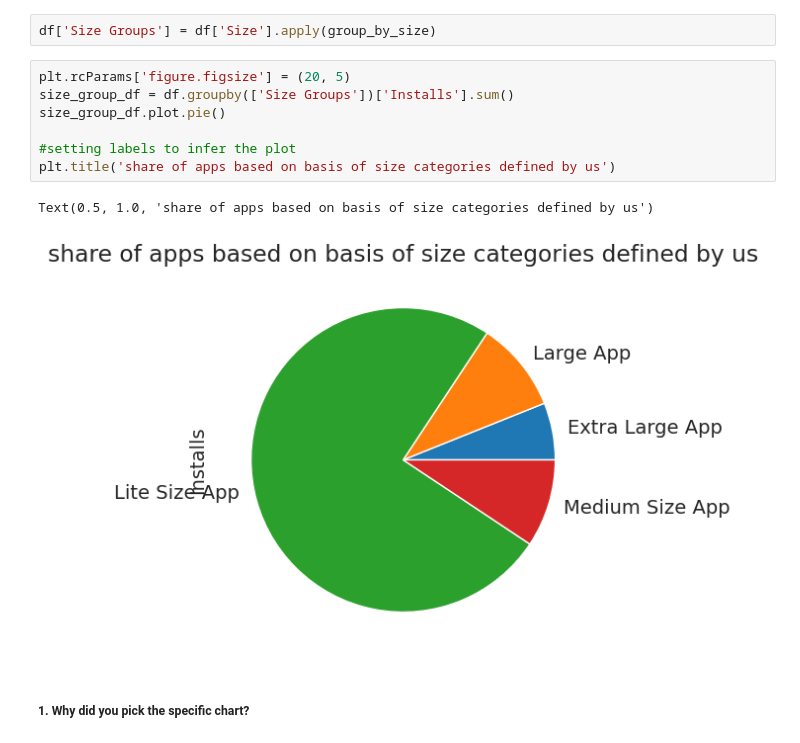
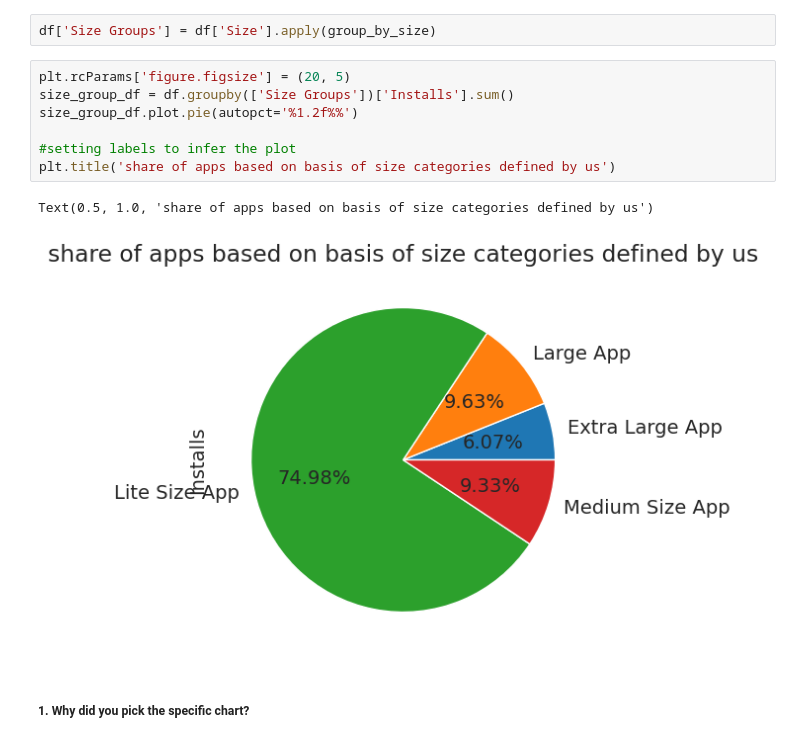
Before and after one commit to azizdafi/playstore-EDA, a Jupyter notebook: Final_Draft_Playstore_App_EDA_Submission_Sayed_Aziz1.ipynb, the cells around one changed output. Cells and saved outputs as stored; diff of their text form.

```diff
--- a/Final_Draft_Playstore_App_EDA_Submission_Sayed_Aziz1.ipynb
+++ b/Final_Draft_Playstore_App_EDA_Submission_Sayed_Aziz1.ipynb
@@ -1054,13 +1053,13 @@ df['Size Groups'] = df['Size'].apply(group_by_size)
 # %%
 plt.rcParams['figure.figsize'] = (20, 5)
 size_group_df = df.groupby(['Size Groups'])['Installs'].sum()
-size_group_df.plot.pie()
+size_group_df.plot.pie(autopct='%1.2f%%')
 
 #setting labels to infer the plot
 plt.title('share of apps based on basis of size categories defined by us')
 # %% [output]
 Text(0.5, 1.0, 'share of apps based on basis of size categories defined by us')
-[figure, old version]
+[figure, new version]
 # %% [markdown]
 ##### 1. Why did you pick the specific chart?
 # %% [markdown]
```
Also changed, not shown: parts of 19 cells of this notebook.
